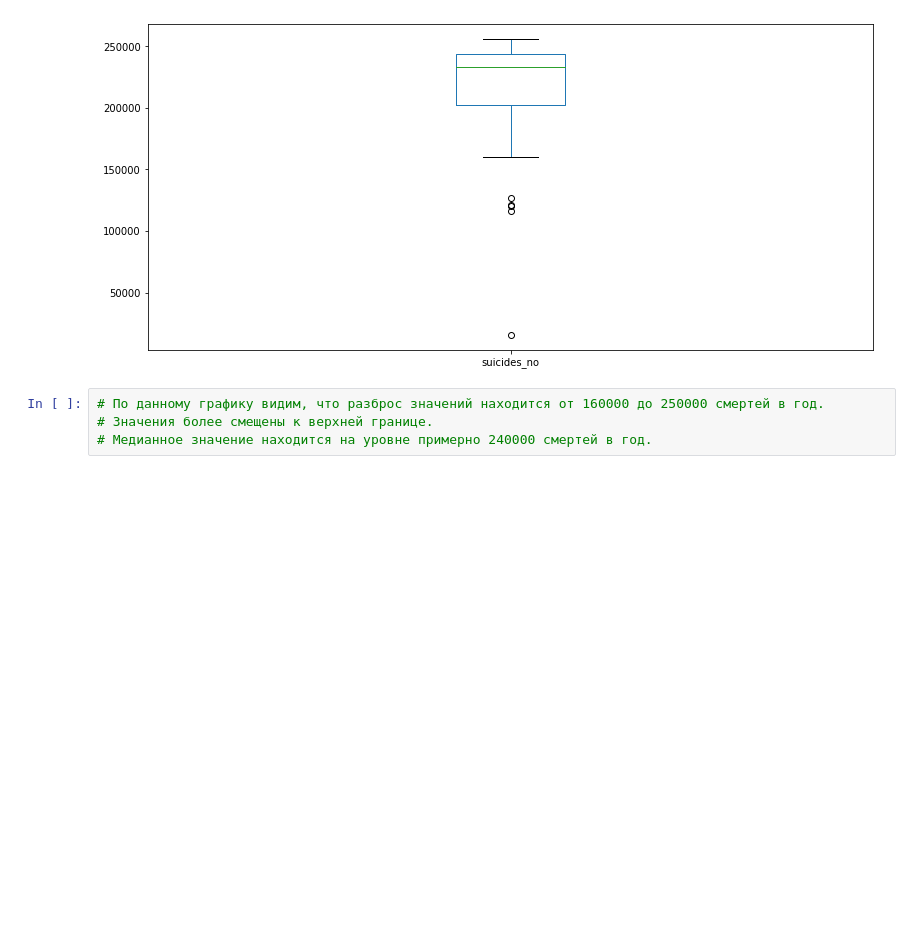
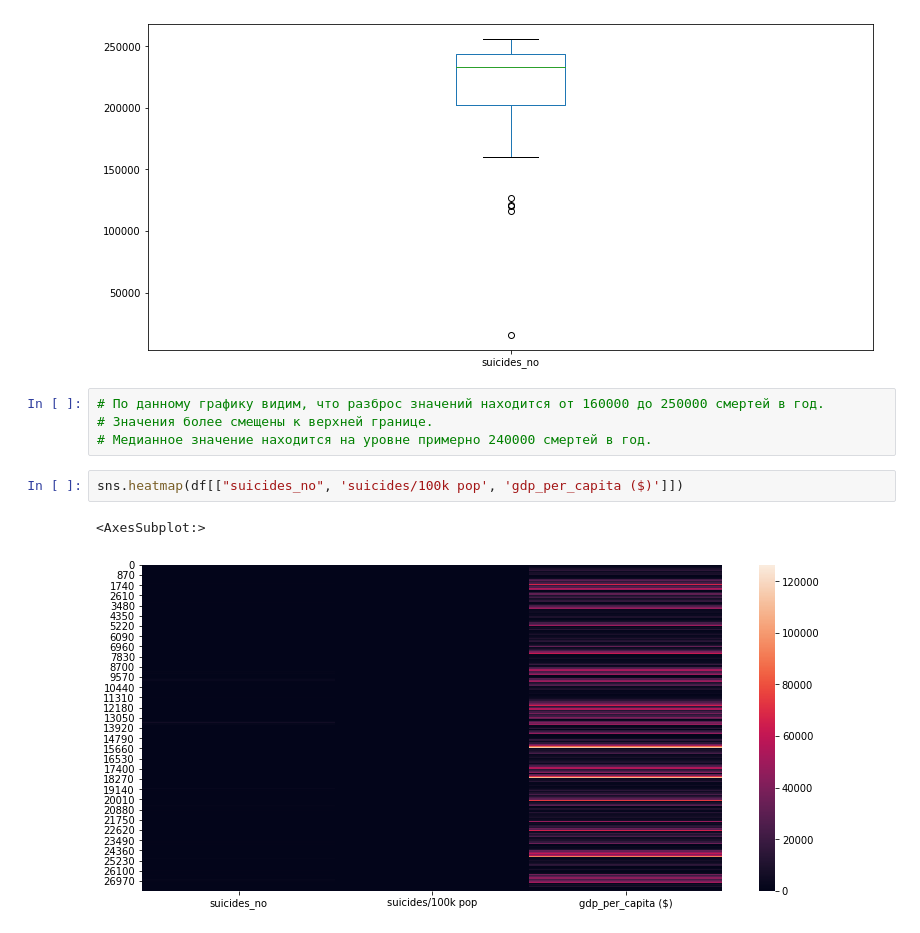
Before and after one commit to PKlekchyan/pyda-18-dz, a Jupyter notebook: lesson_15/task_1.ipynb, the cells around one changed output. Drawn from its saved outputs; the diff is of its cells as text; blank space fills up the shorter version.

```diff
--- a/lesson_15/task_1.ipynb
+++ b/lesson_15/task_1.ipynb
@@ -94,3 +96,8 @@ df.groupby('year')['suicides_no'].sum().plot(kind='box')
 # По данному графику видим, что разброс значений находится от 160000 до 250000 смертей в год.
 # Значения более смещены к верхней границе.
 # Медианное значение находится на уровне примерно 240000 смертей в год.
+# %%
+sns.heatmap(df[["suicides_no", 'suicides/100k pop', 'gdp_per_capita ($)']])
+# %% [output]
+<AxesSubplot:>
+[figure, added]
```
Also changed, not shown: parts of 1 cell of this notebook, 2 other files.
